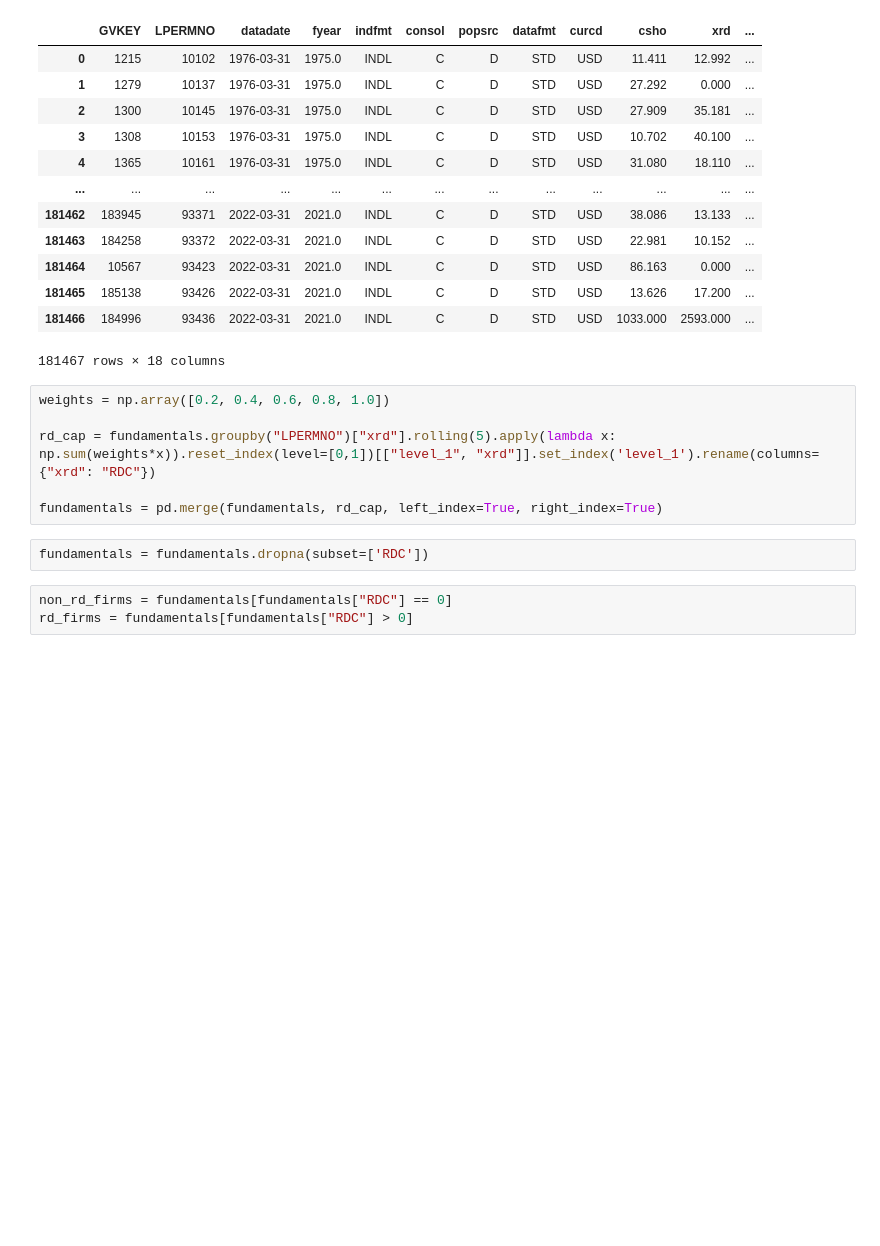
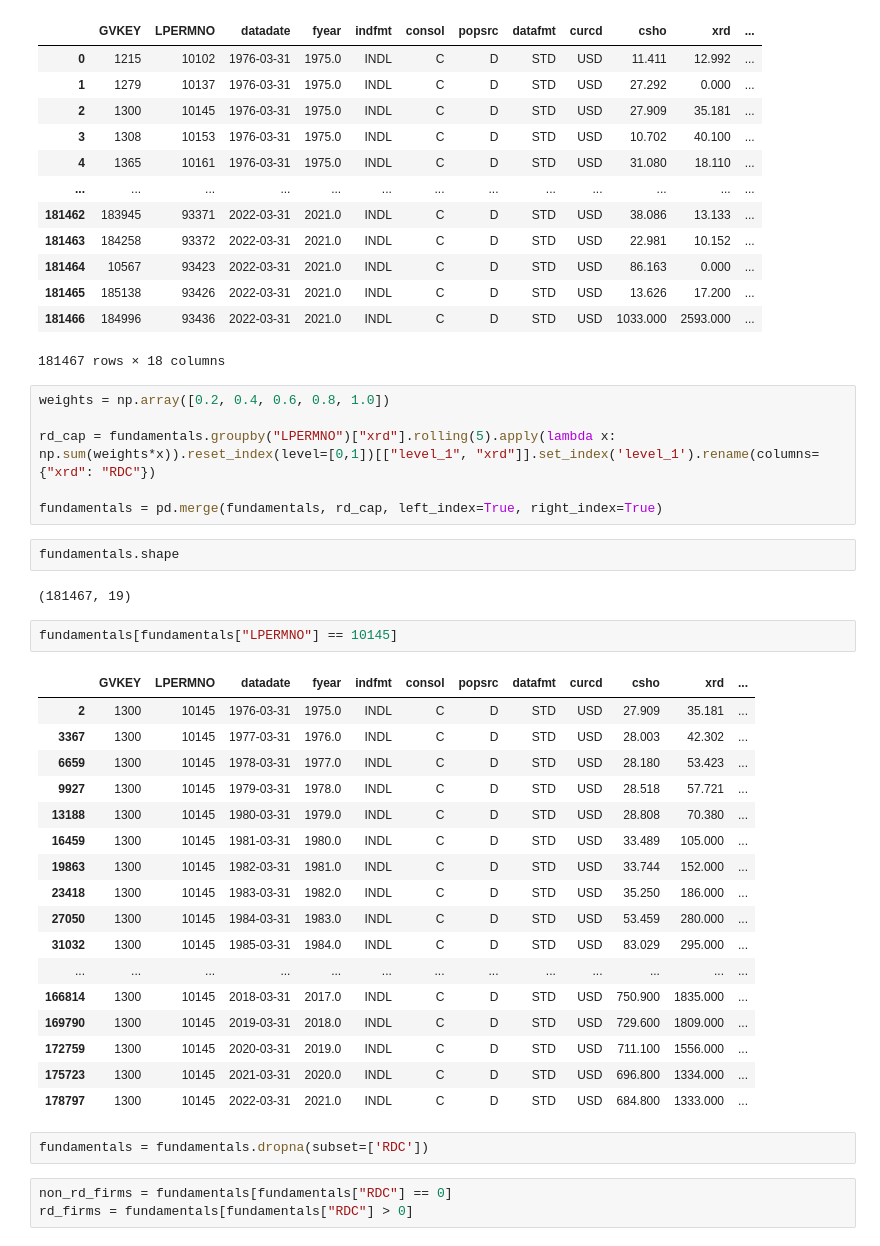
Before and after one commit to AmritSd/Does_R-D_Matter, a Jupyter notebook: rudra_rd_trading.ipynb, the cells around one changed output. Cells and saved outputs as stored; diff of their text form; blank space fills up the shorter version.

```diff
--- a/rudra_rd_trading.ipynb
+++ b/rudra_rd_trading.ipynb
@@ -105,6 +105,30 @@ weights = np.array([0.2, 0.4, 0.6, 0.8, 1.0])
 rd_cap = fundamentals.groupby("LPERMNO")["xrd"].rolling(5).apply(lambda x: np.sum(weights*x)).reset_index(level=[0,1])[["level_1", "xrd"]].set_index('level_1').rename(columns={"xrd": "RDC"})
 
 fundamentals = pd.merge(fundamentals, rd_cap, left_index=True, right_index=True)
+# %%
+fundamentals.shape
+# %% [output]
+(181467, 19)
+# %%
+fundamentals[fundamentals["LPERMNO"] == 10145]
+# %% [output]
+|  | GVKEY | LPERMNO | datadate | fyear | indfmt | consol | popsrc | datafmt | curcd | csho | xrd | ... |
+| 2 | 1300 | 10145 | 1976-03-31 | 1975.0 | INDL | C | D | STD | USD | 27.909 | 35.181 | ... |
+| 3367 | 1300 | 10145 | 1977-03-31 | 1976.0 | INDL | C | D | STD | USD | 28.003 | 42.302 | ... |
+| 6659 | 1300 | 10145 | 1978-03-31 | 1977.0 | INDL | C | D | STD | USD | 28.180 | 53.423 | ... |
+| 9927 | 1300 | 10145 | 1979-03-31 | 1978.0 | INDL | C | D | STD | USD | 28.518 | 57.721 | ... |
+| 13188 | 1300 | 10145 | 1980-03-31 | 1979.0 | INDL | C | D | STD | USD | 28.808 | 70.380 | ... |
+| 16459 | 1300 | 10145 | 1981-03-31 | 1980.0 | INDL | C | D | STD | USD | 33.489 | 105.000 | ... |
+| 19863 | 1300 | 10145 | 1982-03-31 | 1981.0 | INDL | C | D | STD | USD | 33.744 | 152.000 | ... |
+| 23418 | 1300 | 10145 | 1983-03-31 | 1982.0 | INDL | C | D | STD | USD | 35.250 | 186.000 | ... |
+| 27050 | 1300 | 10145 | 1984-03-31 | 1983.0 | INDL | C | D | STD | USD | 53.459 | 280.000 | ... |
+| 31032 | 1300 | 10145 | 1985-03-31 | 1984.0 | INDL | C | D | STD | USD | 83.029 | 295.000 | ... |
+| ... | ... | ... | ... | ... | ... | ... | ... | ... | ... | ... | ... | ... |
+| 166814 | 1300 | 10145 | 2018-03-31 | 2017.0 | INDL | C | D | STD | USD | 750.900 | 1835.000 | ... |
+| 169790 | 1300 | 10145 | 2019-03-31 | 2018.0 | INDL | C | D | STD | USD | 729.600 | 1809.000 | ... |
+| 172759 | 1300 | 10145 | 2020-03-31 | 2019.0 | INDL | C | D | STD | USD | 711.100 | 1556.000 | ... |
+| 175723 | 1300 | 10145 | 2021-03-31 | 2020.0 | INDL | C | D | STD | USD | 696.800 | 1334.000 | ... |
+| 178797 | 1300 | 10145 | 2022-03-31 | 2021.0 | INDL | C | D | STD | USD | 684.800 | 1333.000 | ... |
 # %%
 fundamentals = fundamentals.dropna(subset=['RDC'])
 # %%
```
Also changed, not shown: parts of 2 cells of this notebook.
